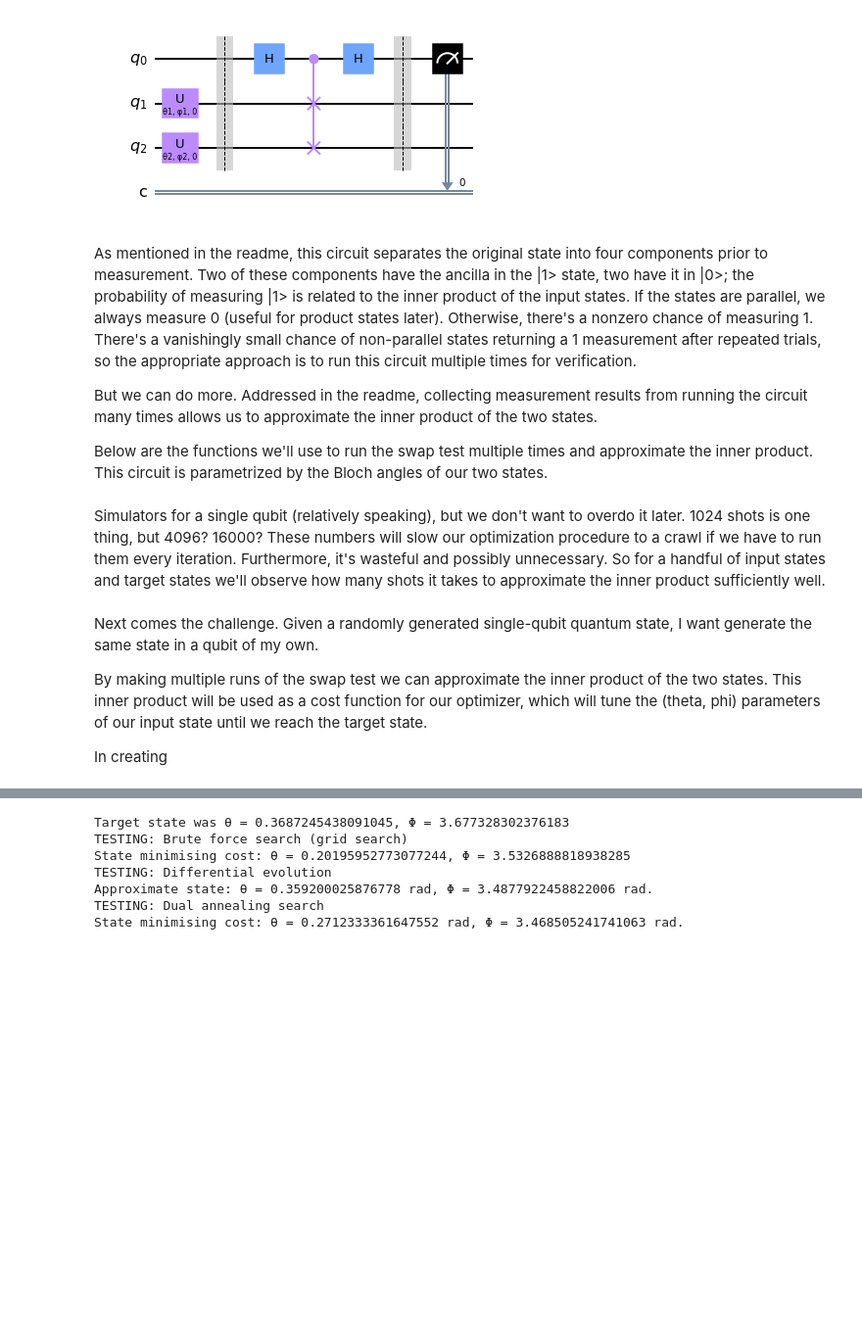
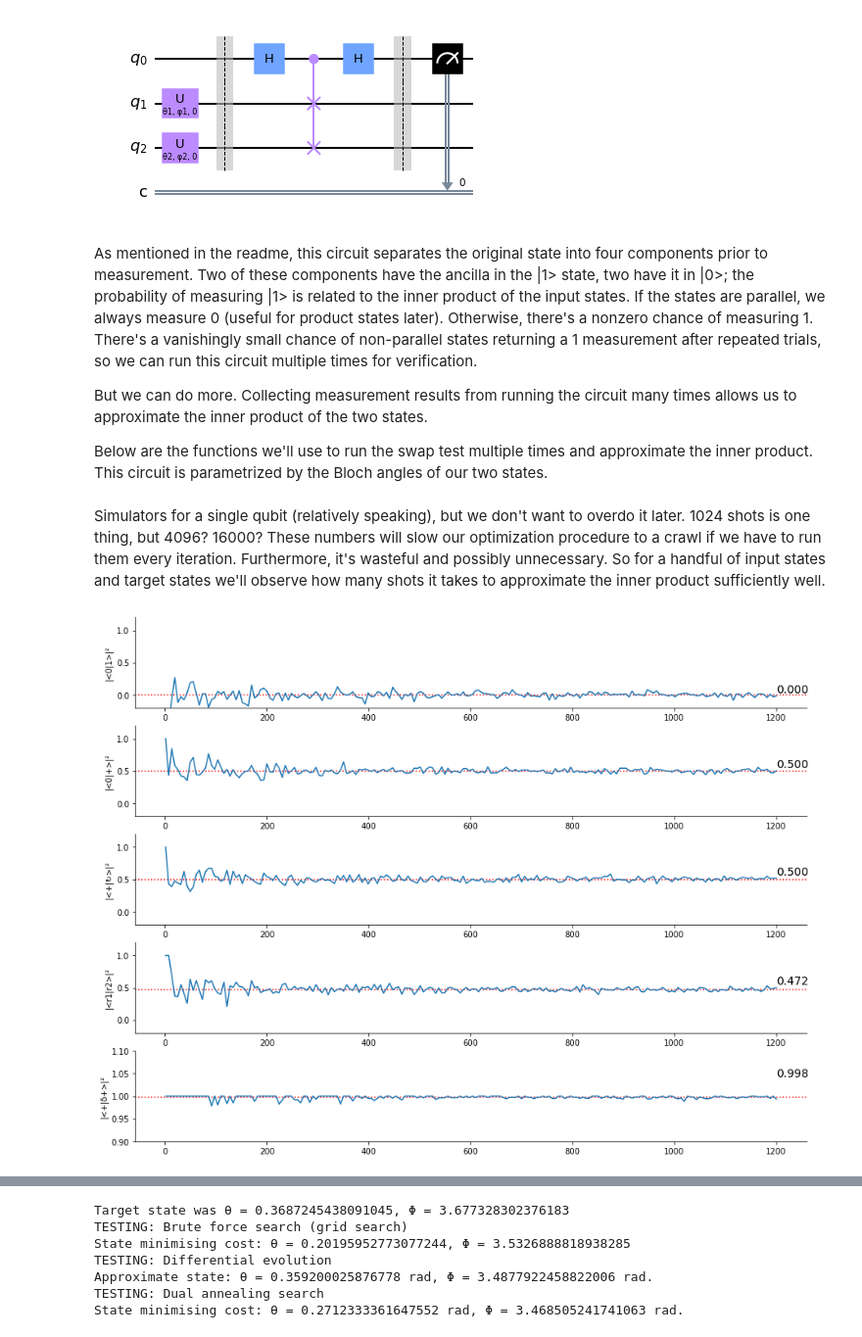
Before and after one commit to jrbarnett96/SwapTest, a Jupyter notebook: SwapTest.ipynb, the cells around one changed output, grey strips where cells are left out. Shown: that part at 98% size. Drawn from its saved outputs; the diff is of its cells as text; code cells hidden in the pictures; blank space fills up the shorter version.

```diff
--- a/SwapTest.ipynb
+++ b/SwapTest.ipynb
@@ -76,9 +76,9 @@ qc.draw('mpl')
 # %% [output]
 [figure]
 # %% [markdown]
-As mentioned in the readme, this circuit separates the original state into four components prior to measurement. Two of these components have the ancilla in the |1> state, two have it in |0>; the probability of measuring |1> is related to the inner product of the input states. If the states are parallel, we always measure 0 (useful for product states later). Otherwise, there's a nonzero chance of measuring 1. There's a vanishingly small chance of non-parallel states returning a 1 measurement after repeated trials, so the appropriate approach is to run this circuit multiple times for verification.
+As mentioned in the readme, this circuit separates the original state into four components prior to measurement. Two of these components have the ancilla in the |1> state, two have it in |0>; the probability of measuring |1> is related to the inner product of the input states. If the states are parallel, we always measure 0 (useful for product states later). Otherwise, there's a nonzero chance of measuring 1. There's a vanishingly small chance of non-parallel states returning a 1 measurement after repeated trials, so we can run this circuit multiple times for verification.
 
-But we can do more. Addressed in the readme, collecting measurement results from running the circuit many times allows us to approximate the inner product of the two states.
+But we can do more. Collecting measurement results from running the circuit many times allows us to approximate the inner product of the two states.
 
 Below are the functions we'll use to run the swap test multiple times and approximate the inner product. This circuit is parametrized by the Bloch angles of our two states.
 # %%
@@ -124,47 +124,83 @@ def inner_product_exact(state1, state2):
 # %% [markdown]
 Simulators for a single qubit (relatively speaking), but we don't want to overdo it later. 1024 shots is one thing, but 4096? 16000? These numbers will slow our optimization procedure to a crawl if we have to run them every iteration. Furthermore, it's wasteful and possibly unnecessary. So for a handful of input states and target states we'll observe how many shots it takes to approximate the inner product sufficiently well.
 # %%
-### Swap test convergence tests ###
+### Swap test convergence ###
 
 from random import seed, uniform
 from math import pi
 import matplotlib.pyplot as plt
 seed(42)
 
-def swap_test_convergence(state1, state2, backend, max_shots=2**11, num_trials=100, num_repeats=10):
+def swap_test_convergence(state1, state2, backend, max_shots=1200, num_trials=200, num_repeats=1):
     ''' Compute the inner product of STATE1 and STATE2 for multiple shot values. '''
     exact_ip = inner_product_exact(state1, state2)
     trials = []
     shot_range = np.linspace(1, max_shots, num_trials)
     for shot_cnt in shot_range:
         repeats = []
         for i in range(num_repeats):
             repeats.append(inner_product_approx(state1, state2, backend, num_shots=shot_cnt))
         trials.append(repeats)
     return exact_ip, shot_range, np.array(trials)
 
+def plot_convergence(convergence_results, options):
+    averaged_trials = np.mean(convergence_results[2], axis=1)
+    ax = plt.subplot(options['fignum'])
+
+    ylim = options['ylim']
+    ypos = averaged_trials[-1] + 0.05
+    ax.text(convergence_results[1][-1] + 0.5, ypos, '{0:.3f}'.format(convergence_results[0]), fontsize=14)
+    ax.set_ylabel("|<"+options['states'][0]+'|'+options['states'][1]+'>|²')
+    ax.set_ylim(ymin=ylim[0], ymax=ylim[1])
+    ax.axhline(convergence_results[0], linestyle='dotted', color='r')
+    ax.spines["top"].set_visible(False)
+    ax.spines["right"].set_visible(False)
+    ax.plot(convergence_results[1], averaged_trials)
+
+    return ax
+
 qasm_backend = Aer.get_backend('qasm_simulator')
+plt.figure(figsize=(15, 12))
 
 ### First test: Orthogonal states ###
 
 zero = [0, 0]
 one = [pi, 0]
 results_orth = swap_test_convergence(zero, one, qasm_backend)
-
+options_orth = {'fignum':511, 'ylim':(-.2, 1.2), 'states':['0', '1']}
+plot_convergence(results_orth, options_orth)
 
 ### Second test: |0> and |+> ###
 
 plus = [pi/2, 0]
 results_plus = swap_test_convergence(zero, plus, qasm_backend)
+options_plus = {'fignum':512, 'ylim':(-.2, 1.2), 'states':['0', '+']}
+plot_convergence(results_plus, options_plus)
 
-### Third test: A random state ###
+### Third test: |+> and |↻> ###
+
+yplus = [pi/2, pi/2]
+results3 = swap_test_convergence(plus, yplus, qasm_backend)
+options3 = {'fignum':513, 'ylim':(-.2, 1.2), 'states':['+', '↻']}
+plot_convergence(results3, options3)
+
+### Fourth test: Two random states ###
 
 rstate1 = [uniform(0, pi), uniform(0, 2*pi)]
 rstate2 = [uniform(0, pi), uniform(0, 2*pi)]
 results_random = swap_test_convergence(rstate1, rstate2, qasm_backend)
+options4 = {'fignum':514, 'ylim':(-.2, 1.2), 'states': ['r1', 'r2']}
+plot_convergence(results_random, options4)
+
+### Fifth test: Two states only slightly separated in theta ###
+
+delt = .1
+plus_perturbed = plus.copy()
+plus_perturbed[0] += delt
+results_perturbed = swap_test_convergence(plus, plus_perturbed, qasm_backend)
+options5 = {'fignum':515, 'ylim':(0.9, 1.1), 'states':['+', 'δ+']}
+plot_convergence(results_perturbed, options5)
+
+plt.show()
+# %% [output]
+[figure, added]
-# %% [markdown]
-Next comes the challenge. Given a randomly generated single-qubit quantum state, I want generate the same state in a qubit of my own.
-
-By making multiple runs of the swap test we can approximate the inner product of the two states. This inner product will be used as a cost function for our optimizer, which will tune the (theta, phi) parameters of our input state until we reach the target state.
-
-In creating
```
Also changed, not shown: parts of 5 cells of this notebook.
